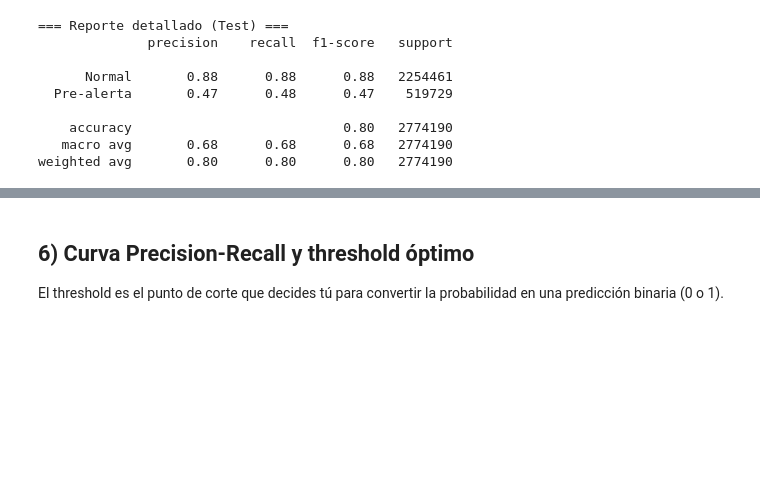
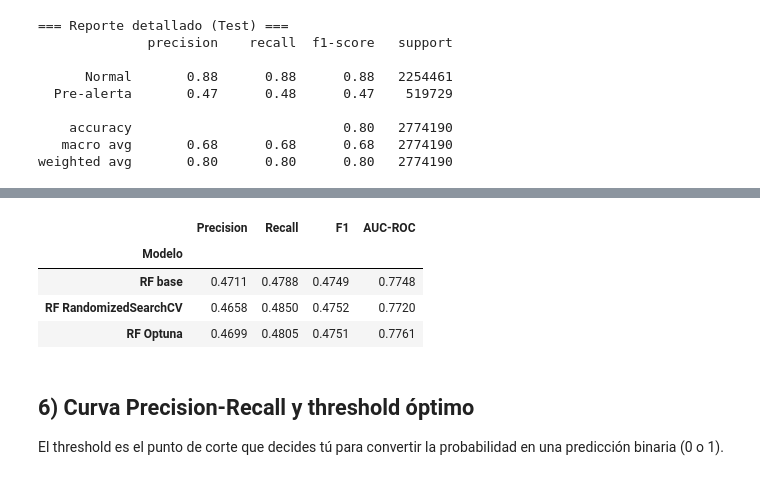
Before and after one commit to UCM-GIDIA-PD1/c2526-R5, a Jupyter notebook: src/models/modelos_alertas/tecnica_RandomForest.ipynb, the cells around one changed output, grey strips where cells are left out. Drawn from its saved outputs; the diff is of its cells as text; code cells hidden in the pictures; blank space fills up the shorter version.

```diff
--- a/src/models/modelos_alertas/tecnica_RandomForest.ipynb
+++ b/src/models/modelos_alertas/tecnica_RandomForest.ipynb
@@ -382,0 +503,90 @@ weighted avg       0.80      0.80      0.80   2774190
+# %%
+import optuna
+from sklearn.model_selection import cross_val_score, TimeSeriesSplit
+
+optuna.logging.set_verbosity(optuna.logging.WARNING)
+
+# ── Misma muestra del 30% que RandomizedSearchCV ─────────────────────────────
+n_sample = int(len(X_train) * 0.30)
+X_train_sample = X_train.iloc[-n_sample:]
+y_train_sample = y_train.iloc[-n_sample:]
+
+tscv = TimeSeriesSplit(n_splits=3)
+
+# ── Función objetivo que Optuna intenta maximizar ─────────────────────────────
+def objective(trial):
+    params = {
+        'n_estimators':     trial.suggest_categorical('n_estimators', [50, 100, 200]),
+        'max_depth':        trial.suggest_categorical('max_depth', [8, 10, 12, 15]),
+        'min_samples_leaf': trial.suggest_categorical('min_samples_leaf', [20, 50, 100, 200]),
+        'max_features':     trial.suggest_categorical('max_features', ['sqrt', 'log2', 0.3]),
+        'class_weight':     trial.suggest_categorical('class_weight', ['balanced', 'cw_1_2', 'cw_1_3', 'cw_1_5']),
+    }
+
+    # Convertir strings a dicts para class_weight
+    cw_map = {
+        'cw_1_2': {0: 1, 1: 2},
+        'cw_1_3': {0: 1, 1: 3},
+        'cw_1_5': {0: 1, 1: 5},
+        'balanced': 'balanced',
+    }
+    params['class_weight'] = cw_map[params['class_weight']]
+
+    rf_trial = RandomForestClassifier(
+        **params,
+        n_jobs=-1,
+        random_state=RANDOM_STATE,
+    )
+
+    scores = cross_val_score(
+        rf_trial, X_train_sample, y_train_sample,
+        cv=tscv, scoring='f1', n_jobs=-1
+    )
+    return scores.mean()
+
+# ── Ejecutar la búsqueda ──────────────────────────────────────────────────────
+print('Ejecutando Optuna (20 trials)...')
+t0 = time.time()
+
+study = optuna.create_study(direction='maximize')
+study.optimize(objective, n_trials=20, show_progress_bar=True)
+
+elapsed = time.time() - t0
+print(f'\n✓ Optuna completado en {elapsed/60:.1f} minutos')
+print(f'\n=== Mejores hiperparámetros (Optuna) ===')
+for param, val in study.best_params.items():
+    print(f'  {param}: {val}')
+print(f'\nMejor F1 en CV (Optuna): {study.best_value:.4f}')
+print(f'Mejor F1 en CV (RandomizedSearch): {search.best_score_:.4f}')
+
+# ── Reentrenar con mejores params de Optuna sobre train completo ──────────────
+cw_map = {
+    'cw_1_2': {0: 1, 1: 2},
+    'cw_1_3': {0: 1, 1: 3},
+    'cw_1_5': {0: 1, 1: 5},
+    'balanced': 'balanced',
+}
+
+best_params_optuna = study.best_params.copy()
+best_params_optuna['class_weight'] = cw_map[best_params_optuna['class_weight']]
+
+print('\nReentrenando con mejores params de Optuna sobre TRAIN COMPLETO...')
+rf_optuna = RandomForestClassifier(
+    **best_params_optuna,
+    n_jobs=-1,
+    random_state=RANDOM_STATE,
+)
+t0 = time.time()
+rf_optuna.fit(X_train, y_train)
+elapsed = time.time() - t0
+print(f'✓ Reentrenamiento completado en {elapsed/60:.1f} minutos')
+
+# ── Comparación final: Base vs RandomizedSearchCV vs Optuna ──────────────────
+res_base     = evaluar_modelo('RF base',             rf,        X_test, y_test)
+res_rscv     = evaluar_modelo('RF RandomizedSearchCV', rf_opt,  X_test, y_test)
+res_optuna   = evaluar_modelo('RF Optuna',           rf_optuna, X_test, y_test)
+
+df_final = pd.DataFrame([res_base, res_rscv, res_optuna]).set_index('Modelo')
+print('\n=== Comparación final en Test ===')
+display(df_final)
+# %% [output]
@@ -383,3 +610,8 @@ weighted avg       0.80      0.80      0.80   2774190
+|  | Precision | Recall | F1 | AUC-ROC |
+| Modelo |  |  |  |  |
+| RF base | 0.4711 | 0.4788 | 0.4749 | 0.7748 |
+| RF RandomizedSearchCV | 0.4658 | 0.4850 | 0.4752 | 0.7720 |
+| RF Optuna | 0.4699 | 0.4805 | 0.4751 | 0.7761 |
 # %% [markdown]
 ## 6) Curva Precision-Recall y threshold óptimo
 El threshold es el punto de corte que decides tú para convertir la probabilidad en una predicción binaria (0 o 1).
```
Also changed, not shown: parts of 10 cells of this notebook.
